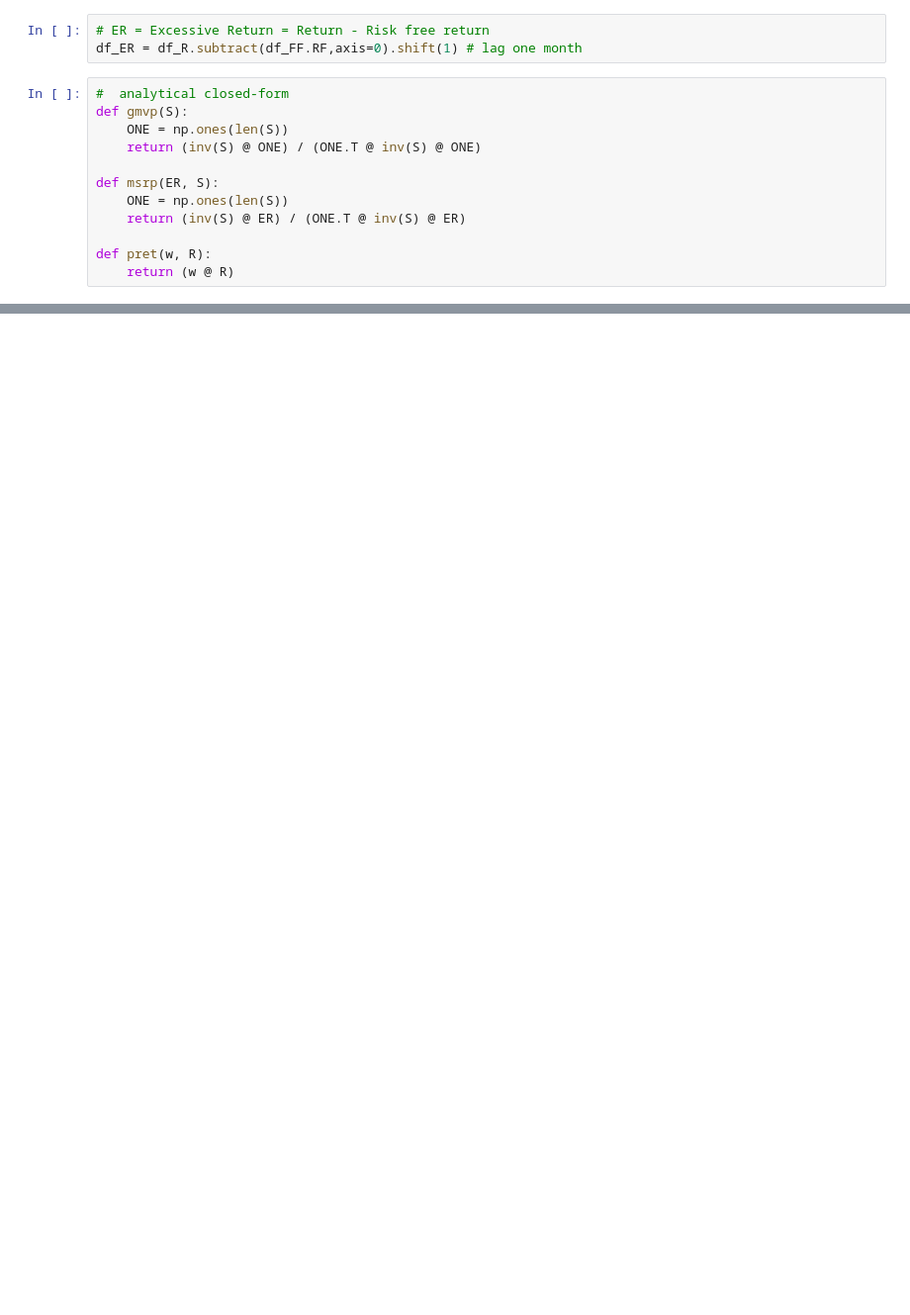
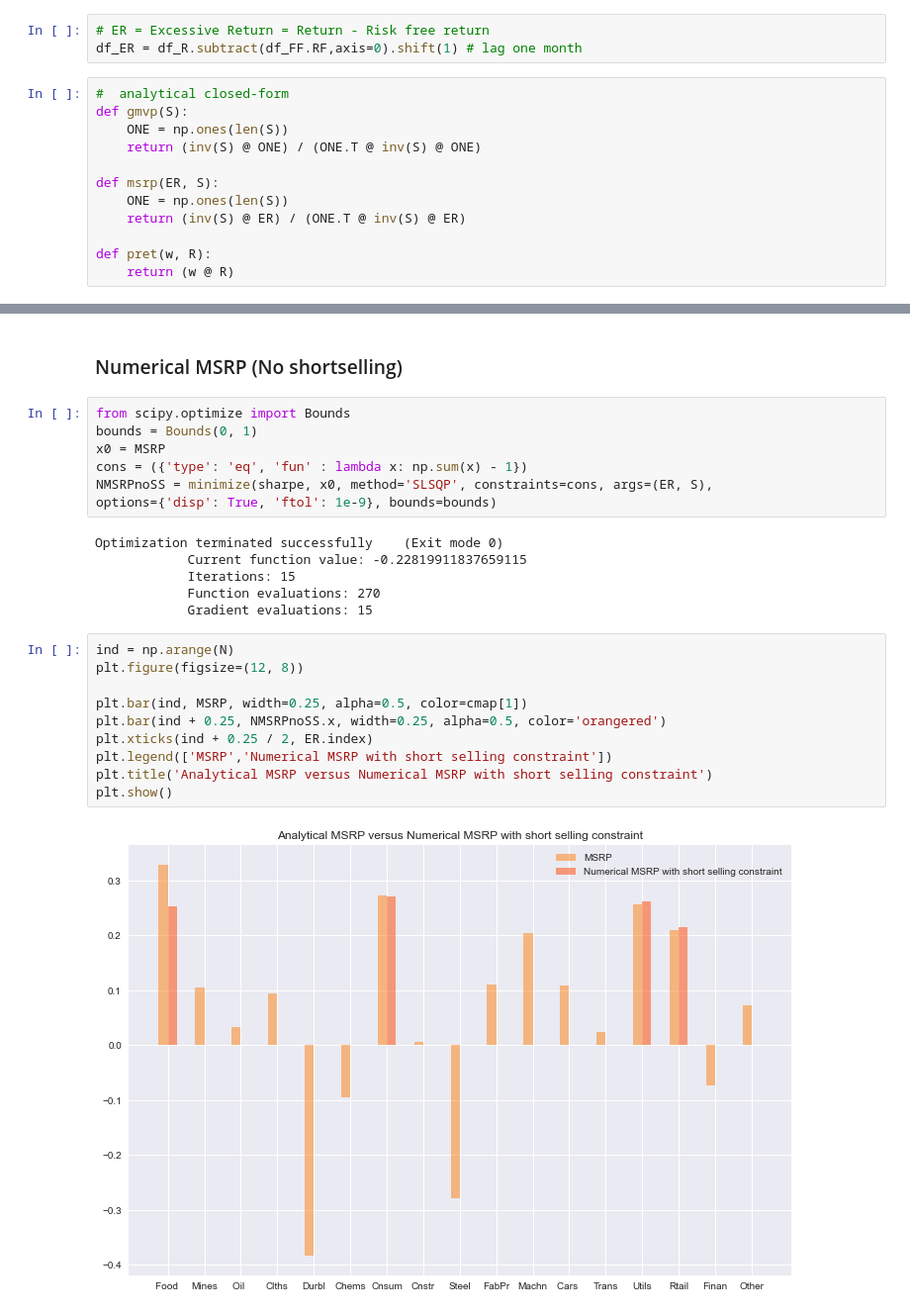
Before and after one commit to LLH07/InvestnPortfolio, a Jupyter notebook: project/part2.ipynb, the cells around one changed output, grey strips where cells are left out. Shown at 99% size. Cells and saved outputs as stored; diff of their text form; blank space fills up the shorter version.

```diff
--- a/project/part2.ipynb
+++ b/project/part2.ipynb
@@ -55,0 +201,27 @@ def pret(w, R):
+# %% [markdown]
+### Numerical MSRP (No shortselling)
+# %%
+from scipy.optimize import Bounds
+bounds = Bounds(0, 1)
+x0 = MSRP
+cons = ({'type': 'eq', 'fun' : lambda x: np.sum(x) - 1})
+NMSRPnoSS = minimize(sharpe, x0, method='SLSQP', constraints=cons, args=(ER, S),
+options={'disp': True, 'ftol': 1e-9}, bounds=bounds)
+# %% [output]
+Optimization terminated successfully    (Exit mode 0)
+            Current function value: -0.22819911837659115
+            Iterations: 15
+            Function evaluations: 270
+            Gradient evaluations: 15
+# %%
+ind = np.arange(N)
+plt.figure(figsize=(12, 8))
+
+plt.bar(ind, MSRP, width=0.25, alpha=0.5, color=cmap[1])
+plt.bar(ind + 0.25, NMSRPnoSS.x, width=0.25, alpha=0.5, color='orangered')
+plt.xticks(ind + 0.25 / 2, ER.index)
+plt.legend(['MSRP','Numerical MSRP with short selling constraint'])
+plt.title('Analytical MSRP versus Numerical MSRP with short selling constraint')
+plt.show()
+# %% [output]
+[figure, added]
```
Also changed, not shown: parts of 23 cells of this notebook, 7 other files.
